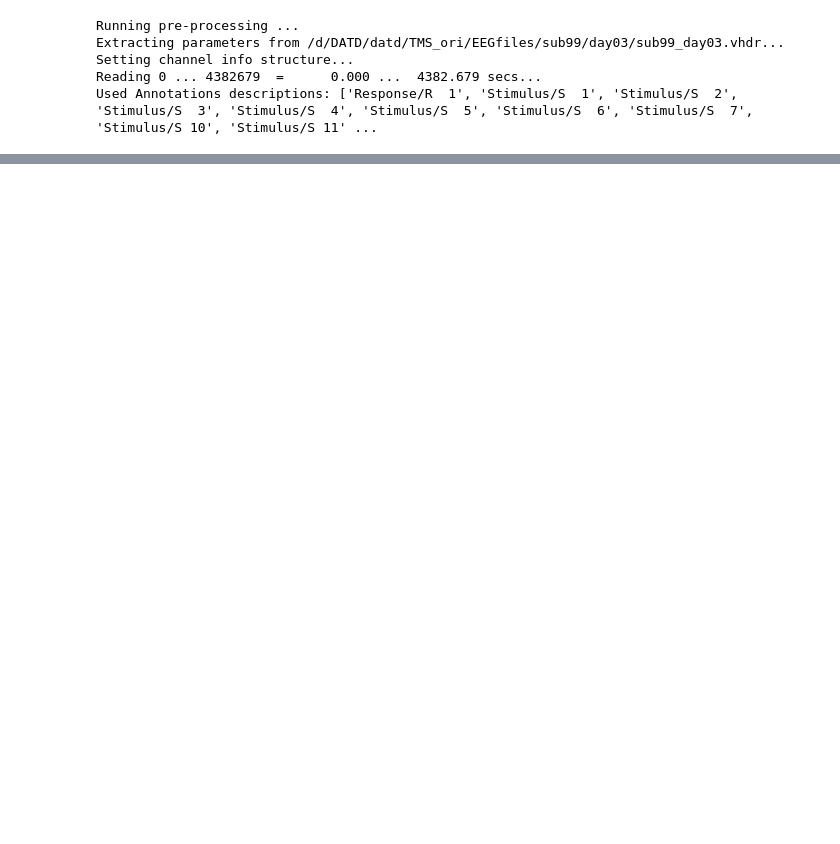
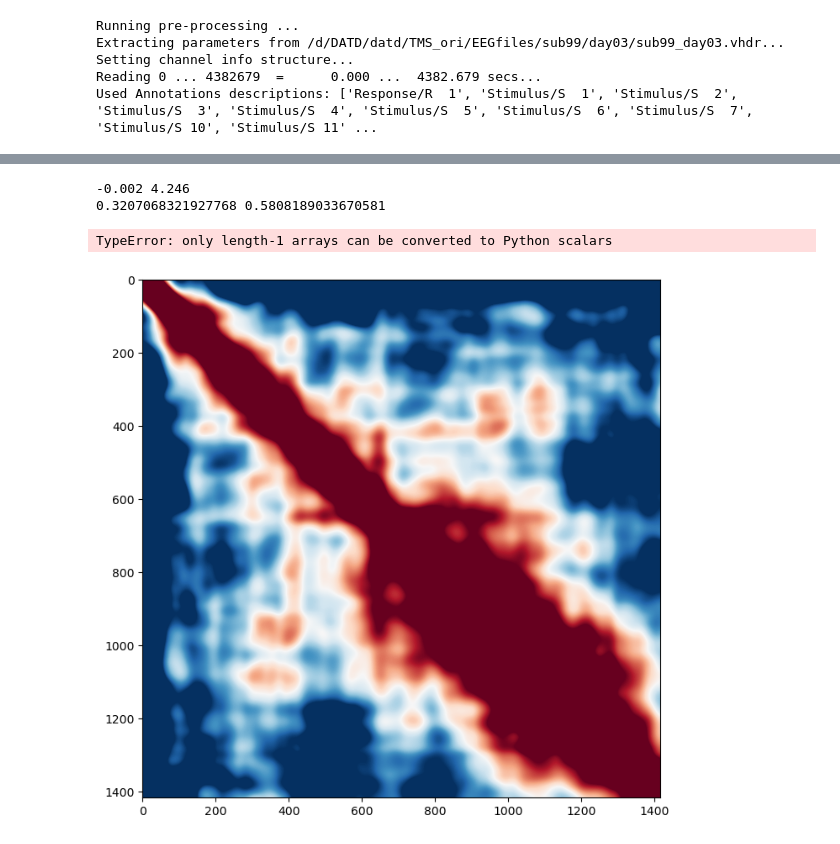
Before and after one commit to mindemory/srh_ori, a Jupyter notebook: oriAnalysis/analyzeEEG/testEEG.ipynb, the cells around one changed output, grey strips where cells are left out. Cells and saved outputs as stored; diff of their text form; code cells hidden in the pictures; blank space fills up the shorter version.

```diff
--- a/oriAnalysis/analyzeEEG/testEEG.ipynb
+++ b/oriAnalysis/analyzeEEG/testEEG.ipynb
@@ -146,0 +299,29 @@ powerOutPF = epochDataBaseCorr[outPF_trials].copy().filter(l_freq=l_freq, h_freq
+# %%
+tstart = alpha_power_inPF_left.time_as_index(0)[0]
+tend = alpha_power_inPF_left.time_as_index(4.25)[0]
+base_tstart = alpha_power_inPF_left.time_as_index(-1)[0]
+base_tend = alpha_power_inPF_left.time_as_index(0)[0]
+
+data_inPF_left = alpha_power_inPF_left.data.mean(axis=(1, 2))
+data_inPF_left_baseline = data_inPF_left[:, base_tstart:base_tend].mean(axis=1)
+data_inPF_left = 10 * np.log10(data_inPF_left[:, tstart:tend] / data_inPF_left_baseline[:, np.newaxis])
+
+data_inPF_right = alpha_power_inPF_right.data.mean(axis=(1, 2))
+data_inPF_right_baseline = data_inPF_right[:, base_tstart:base_tend].mean(axis=1)
+data_inPF_right = 10 * np.log10(data_inPF_right[:, tstart:tend] / data_inPF_right_baseline[:, np.newaxis])
+
+data_outPF_left = alpha_power_outPF_left.data.mean(axis=(1, 2))
+data_outPF_left_baseline = data_outPF_left[:, base_tstart:base_tend].mean(axis=1)
+data_outPF_left = 10 * np.log10(data_outPF_left[:, tstart:tend] / data_outPF_left_baseline[:, np.newaxis])
+
+data_outPF_right = alpha_power_outPF_right.data.mean(axis=(1, 2))
+data_outPF_right_baseline = data_outPF_right[:, base_tstart:base_tend].mean(axis=1)
+data_outPF_right = 10 * np.log10(data_outPF_right[:, tstart:tend] / data_outPF_right_baseline[:, np.newaxis])
+
+data_inPF = np.concatenate([data_inPF_left, data_inPF_right], axis=0)
+plotRSA(data_inPF, alpha_power_inPF_left.times[tstart:tend], 1)
+# %% [output]
+-0.002 4.246
+0.3207068321927768 0.5808189033670581
+TypeError: only length-1 arrays can be converted to Python scalars
+[figure, added]
```
Also changed, not shown: parts of 25 cells of this notebook, 1 other file.
